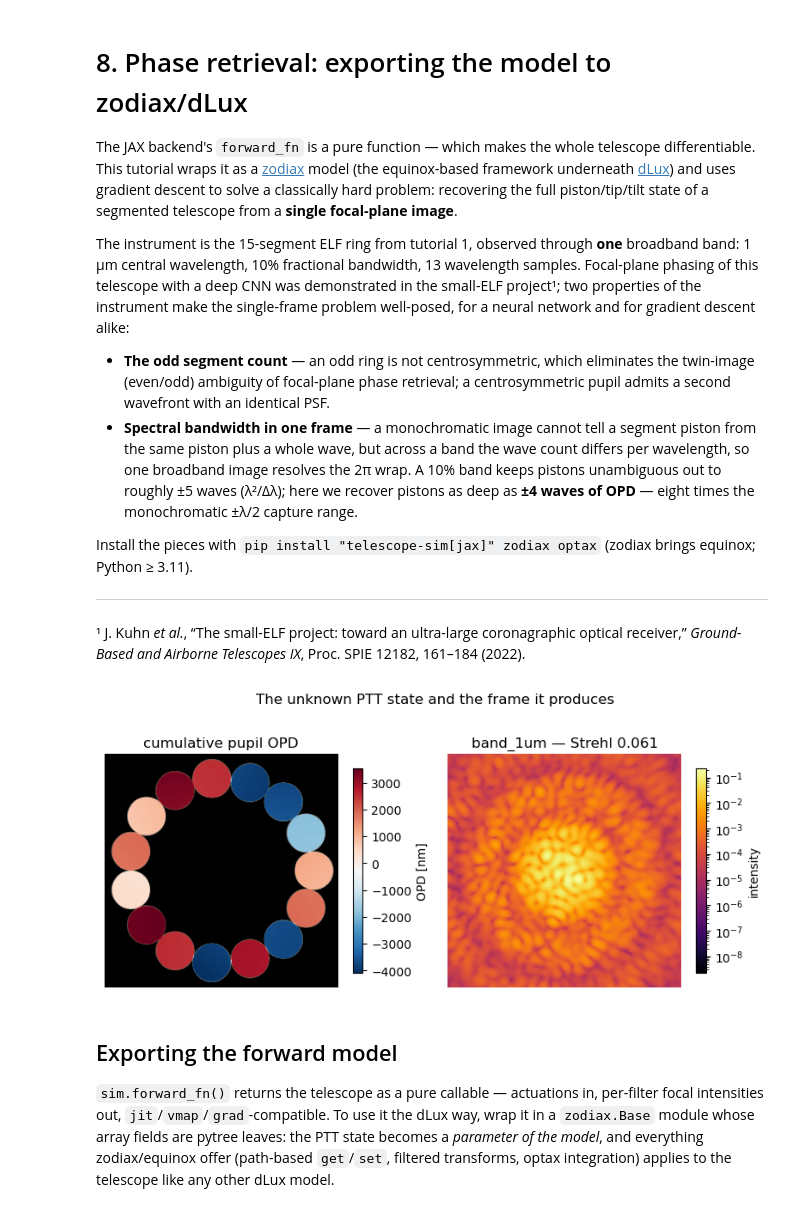
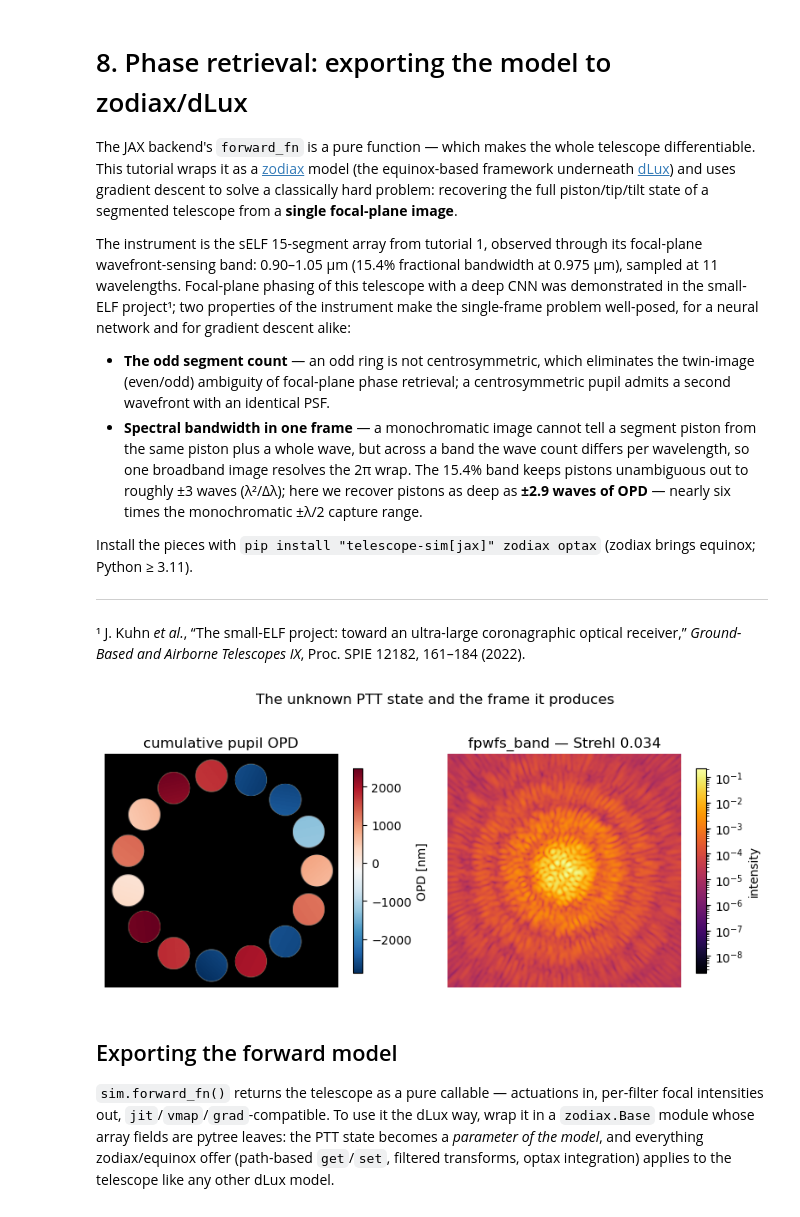
Before and after one commit to icunnyngham/telescope-sim, a Jupyter notebook: docs/tutorials/08_phase_retrieval.ipynb, the cells around one changed output. Saved outputs shown, nothing was run; the diff lists cells and outputs as text; code cells hidden in the pictures.

```diff
--- a/docs/tutorials/08_phase_retrieval.ipynb
+++ b/docs/tutorials/08_phase_retrieval.ipynb
@@ -3,10 +3,10 @@
 
 The JAX backend's `forward_fn` is a pure function — which makes the whole telescope differentiable. This tutorial wraps it as a [zodiax](https://github.com/LouisDesdoigts/zodiax) model (the equinox-based framework underneath [dLux](https://github.com/LouisDesdoigts/dLux)) and uses gradient descent to solve a classically hard problem: recovering the full piston/tip/tilt state of a segmented telescope from a **single focal-plane image**.
 
-The instrument is the 15-segment ELF ring from tutorial 1, observed through **one** broadband band: 1 µm central wavelength, 10% fractional bandwidth, 13 wavelength samples. Focal-plane phasing of this telescope with a deep CNN was demonstrated in the small-ELF project¹; two properties of the instrument make the single-frame problem well-posed, for a neural network and for gradient descent alike:
+The instrument is the sELF 15-segment array from tutorial 1, observed through its focal-plane wavefront-sensing band: 0.90–1.05 µm (15.4% fractional bandwidth at 0.975 µm), sampled at 11 wavelengths. Focal-plane phasing of this telescope with a deep CNN was demonstrated in the small-ELF project¹; two properties of the instrument make the single-frame problem well-posed, for a neural network and for gradient descent alike:
 
 - **The odd segment count** — an odd ring is not centrosymmetric, which eliminates the twin-image (even/odd) ambiguity of focal-plane phase retrieval; a centrosymmetric pupil admits a second wavefront with an identical PSF.
-- **Spectral bandwidth in one frame** — a monochromatic image cannot tell a segment piston from the same piston plus a whole wave, but across a band the wave count differs per wavelength, so one broadband image resolves the 2π wrap. A 10% band keeps pistons unambiguous out to roughly ±5 waves (λ²/Δλ); here we recover pistons as deep as **±4 waves of OPD** — eight times the monochromatic ±λ/2 capture range.
+- **Spectral bandwidth in one frame** — a monochromatic image cannot tell a segment piston from the same piston plus a whole wave, but across a band the wave count differs per wavelength, so one broadband image resolves the 2π wrap. The 15.4% band keeps pistons unambiguous out to roughly ±3 waves (λ²/Δλ); here we recover pistons as deep as **±2.9 waves of OPD** — nearly six times the monochromatic ±λ/2 capture range.
 
 Install the pieces with `pip install "telescope-sim[jax]" zodiax optax` (zodiax brings equinox; Python ≥ 3.11).
 
@@ -20,55 +20,55 @@ from telescope_sim.config.loader import build
 from telescope_sim.config.schema import SimConfig
 from telescope_sim.helpers.diagnostics import plot_opd_and_psfs
 
-# The elf_15seg geometry with a single broadband band: 1 um
-# central wavelength, 10% fractional bandwidth, 13 samples.
+# The sELF array observed in its FPWFS band: 0.90-1.05 um
+# (15.4% at 0.975 um), 11 wavelength samples, 5 mas sampling.
 config = {
     "backend": "jax",
-    "pupil": {"resolution": 256, "extent": 3.1563881637},
+    "pupil": {"resolution": 256, "extent": 3.675},
     "aperture": {
         "type": "segmented_circular", "layout": "elf",
-        "n_segments": 15, "ring_radius": 1.25,
-        "segment_diameter": 0.5197792270, "supersample": 16,
+        "n_segments": 15, "ring_radius": 1.5,
+        "segment_diameter": 0.5, "supersample": 16,
     },
     "correctors": {
         "segments": {
             "type": "segmented_ptt",
             "piston_scale": 1.0e-6, "tip_tilt_scale": 1.0e-6,
             "wavefront_role": "actuate",
             "target_strategy": "actuators", "target": True,
         }
     },
     "corrector_chain": ["segments"],
     "focal_planes": {
-        "band_1um": {
-            "type": "angular", "central_lam": 1.0e-6,
-            "focal_extent": 2.0, "focal_res": 160,
-            "fractional_bandwidth": 0.10, "num_samples": 13,
+        "fpwfs_band": {
+            "type": "angular", "central_lam": 0.975e-6,
+            "focal_extent": 3.2, "focal_res": 640,
+            "fractional_bandwidth": 0.1538, "num_samples": 11,
         }
     },
     "outputs": {
-        "psf": {"tap": {"type": "intensity", "focal_planes": ["band_1um"]},
+        "psf": {"tap": {"type": "intensity", "focal_planes": ["fpwfs_band"]},
                 "post_processing": [{"type": "max_intensity_norm"}]}
     },
 }
 sim = build(SimConfig.model_validate(config))
 
 # The unknown state to recover: random piston/tip/tilt on all 15
-# segments. Pistons span ±2 um of surface = ±4 um of OPD —
-# up to ±4 whole waves at 1 um, far beyond any monochromatic
-# capture range.
-PISTON_RANGE = 2.0
+# segments. Pistons span ±1.4 um of surface = ±2.8 um of OPD —
+# ±2.9 waves at 0.975 um, close to the band's ±3.2-wave
+# ambiguity limit and far beyond any monochromatic capture range.
+PISTON_RANGE = 1.4
 rng = np.random.default_rng(0)
 ptt_true = np.zeros((15, 3))
 ptt_true[:, 0] = rng.uniform(-PISTON_RANGE, PISTON_RANGE, 15)
 ptt_true[:, 1:] = rng.uniform(-0.2, 0.2, (15, 2))
 
 out = sim.sample({"segments": ptt_true}, meas_strehl=True, meas_pupil_opd=True)
 plot_opd_and_psfs(sim, out,
                   suptitle="The unknown PTT state and the frame it produces")
 plt.show()
 # %% [output]
-[figure, old version]
+[figure, new version]
 # %% [markdown]
 ## Exporting the forward model
 
```
Also changed, not shown: parts of 5 cells of this notebook, 12 other files.
